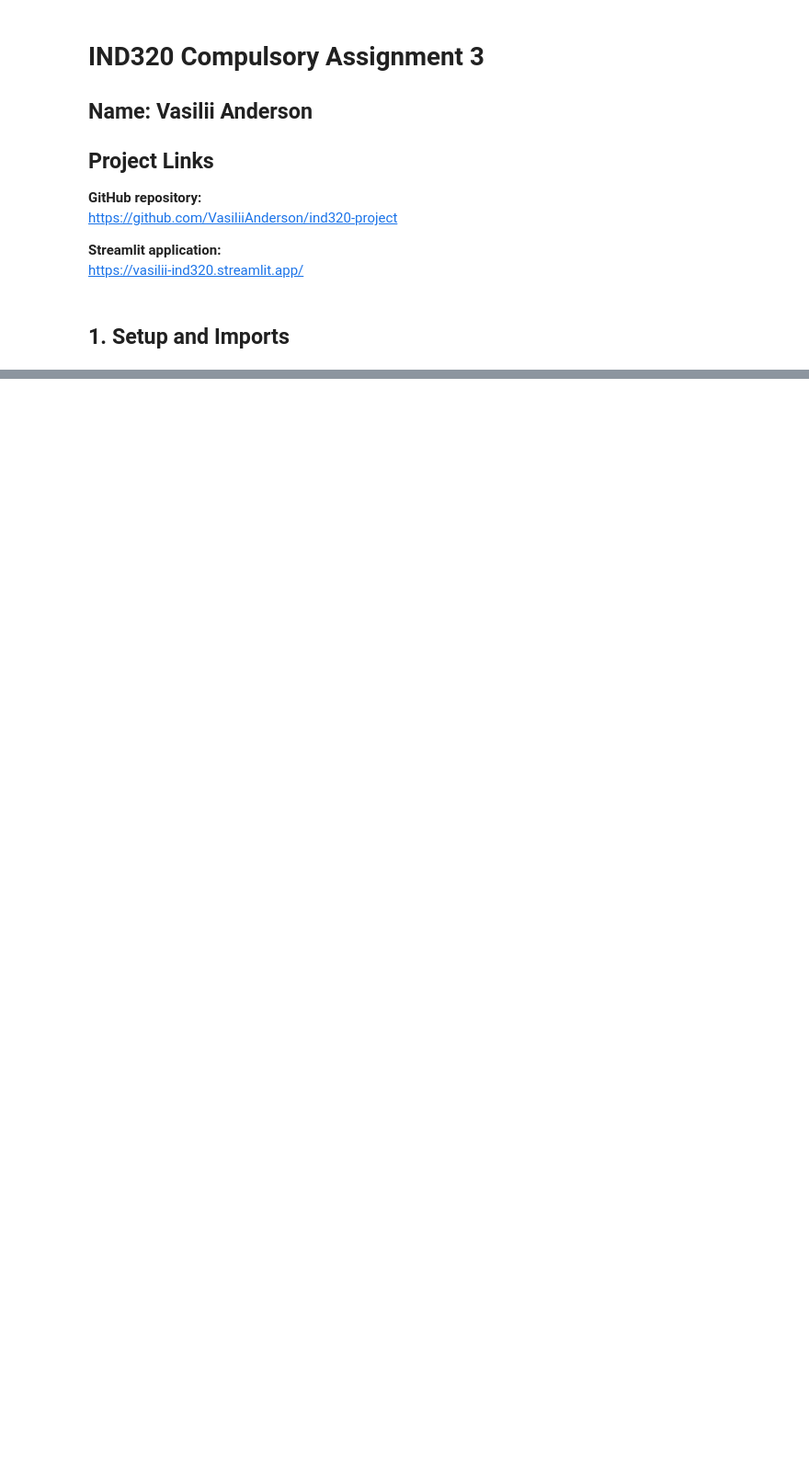
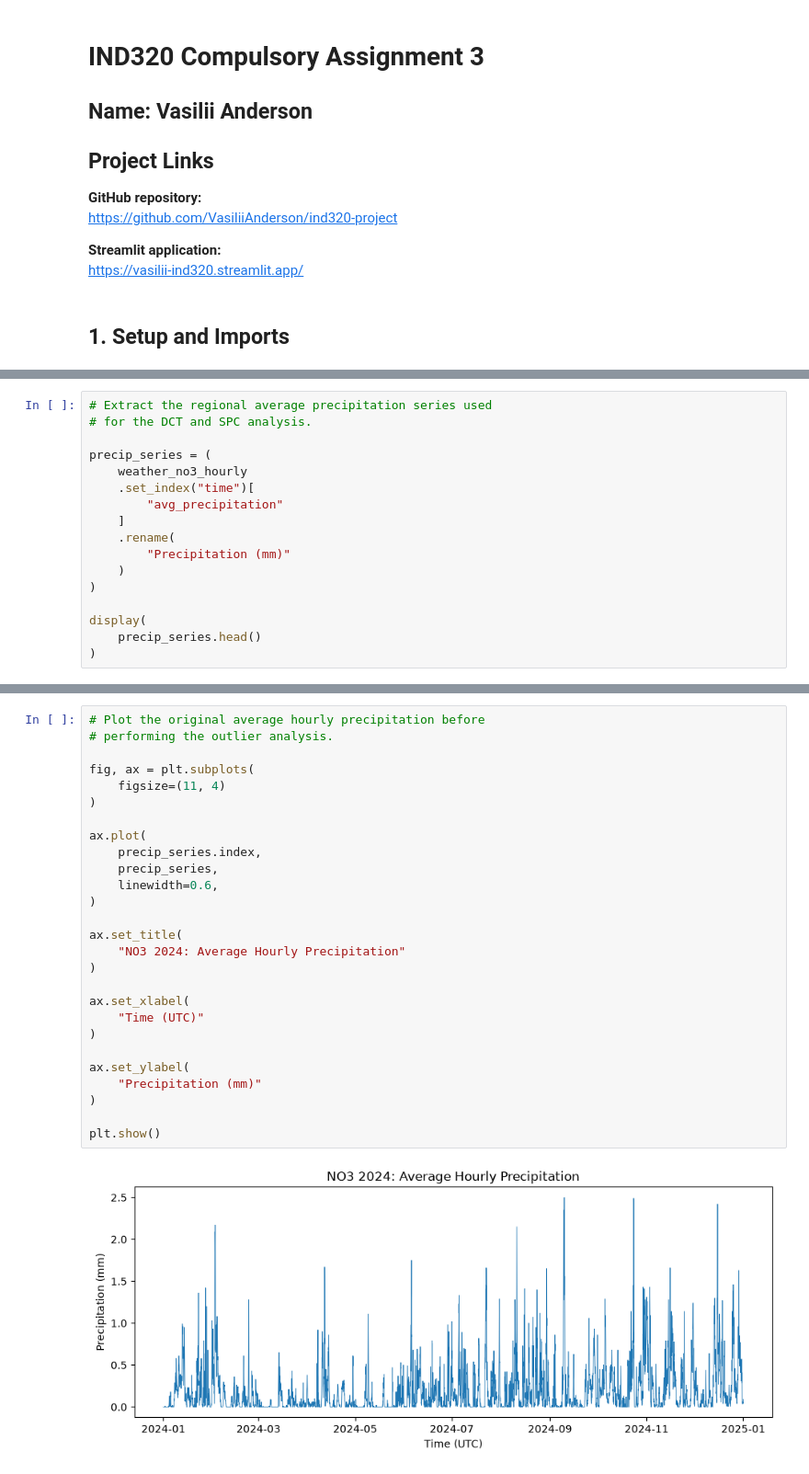
Before and after one commit to VasiliiAnderson/ind320-project, a Jupyter notebook: notebooks/compulsory_3.ipynb, the cells around one changed output, grey strips where cells are left out. Shown at 92% size. Cells and saved outputs as stored; diff of their text form; blank space fills up the shorter version.

```diff
--- a/notebooks/compulsory_3.ipynb
+++ b/notebooks/compulsory_3.ipynb
@@ -992,0 +657,17 @@ plt.show()
+# %%
+# Extract the regional average precipitation series used
+# for the DCT and SPC analysis.
+
+precip_series = (
+    weather_no3_hourly
+    .set_index("time")[
+        "avg_precipitation"
+    ]
+    .rename(
+        "Precipitation (mm)"
+    )
+)
+
+display(
+    precip_series.head()
+)
@@ -992,0 +682,29 @@ plt.show()
+# %%
+# Plot the original average hourly precipitation before
+# performing the outlier analysis.
+
+fig, ax = plt.subplots(
+    figsize=(11, 4)
+)
+
+ax.plot(
+    precip_series.index,
+    precip_series,
+    linewidth=0.6,
+)
+
+ax.set_title(
+    "NO3 2024: Average Hourly Precipitation"
+)
+
+ax.set_xlabel(
+    "Time (UTC)"
+)
+
+ax.set_ylabel(
+    "Precipitation (mm)"
+)
+
+plt.show()
+# %% [output]
+[figure, added]
```
Also changed, not shown: parts of 113 cells of this notebook.
